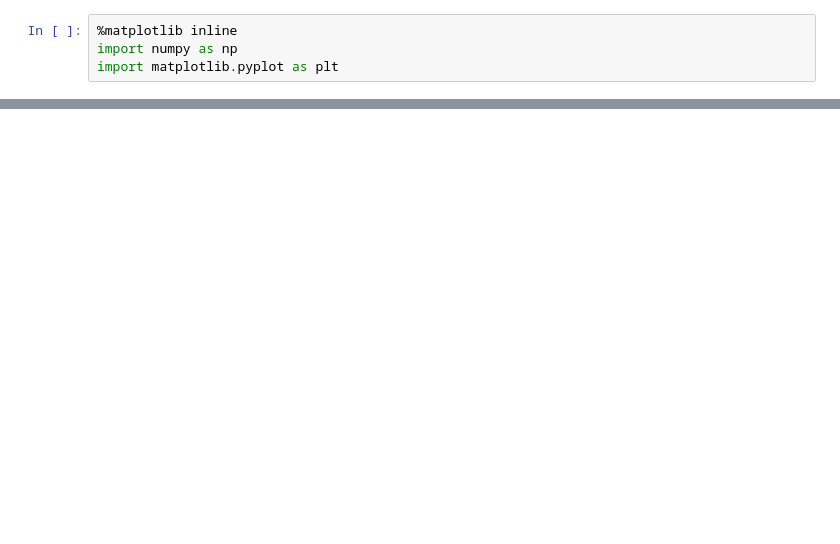
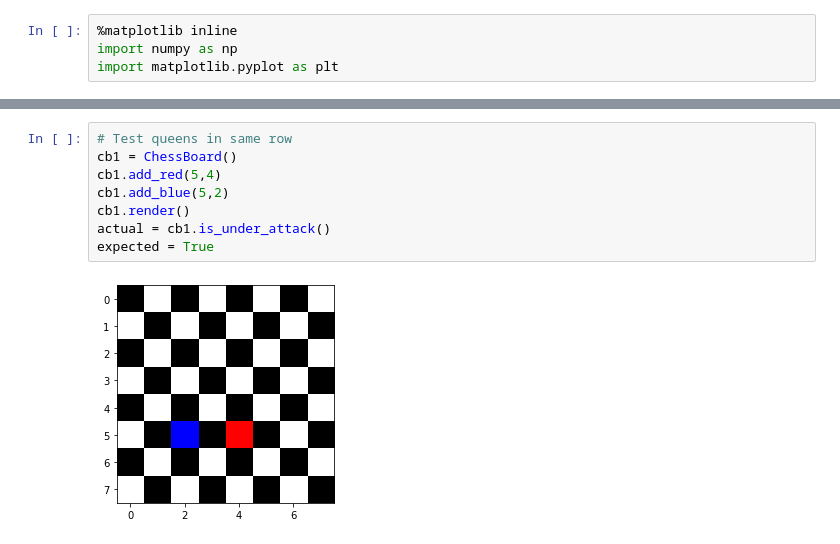
Before and after one commit to gracerosemary/chess-board, a Jupyter notebook: chess_board.ipynb, the cells around one changed output, grey strips where cells are left out. Drawn from its saved outputs; the diff is of its cells as text; blank space fills up the shorter version.

```diff
--- a/chess_board.ipynb
+++ b/chess_board.ipynb
@@ -63,0 +68,10 @@ True
+# %%
+# Test queens in same row
+cb1 = ChessBoard()
+cb1.add_red(5,4)
+cb1.add_blue(5,2)
+cb1.render()
+actual = cb1.is_under_attack()
+expected = True
+# %% [output]
+[figure, added]
```
Also changed, not shown: parts of 4 cells of this notebook, 1 other file.
